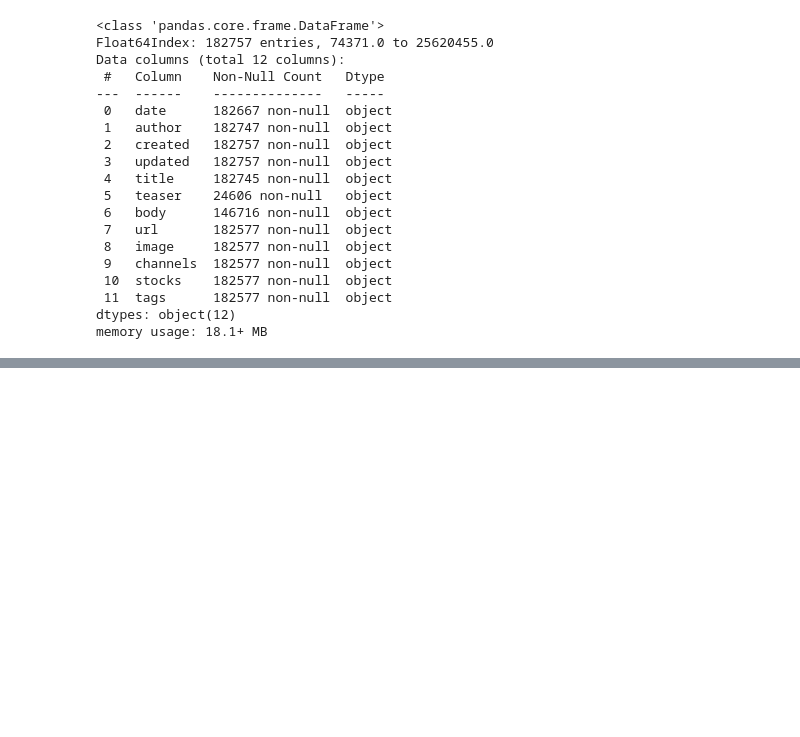
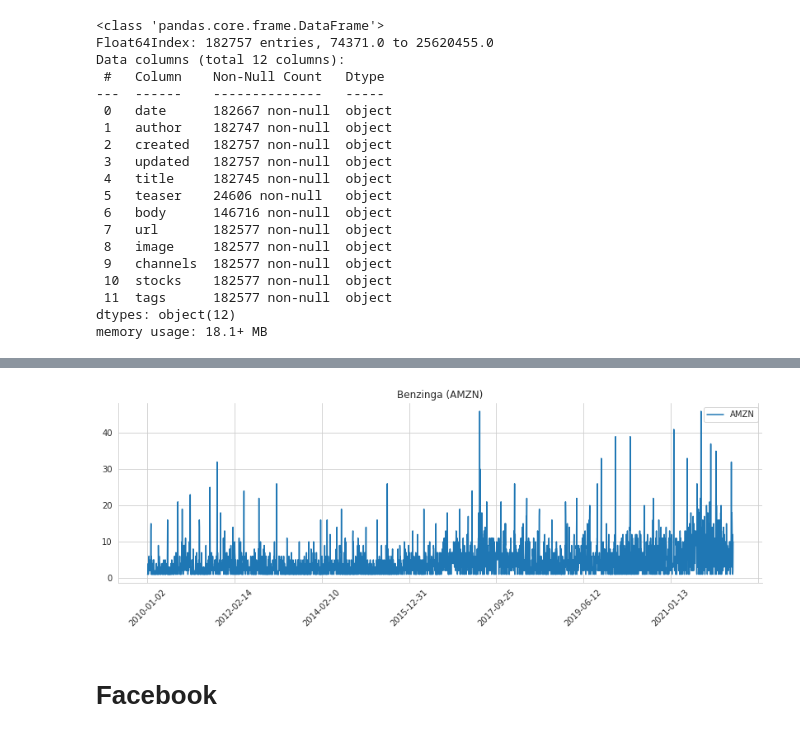
Before and after one commit to RobinsonCW/StockPriceForecasting, a Jupyter notebook: src/exploratory_data_analysis/chance/python/samples/benzinga/process_data.ipynb, the cells around one changed output, grey strips where cells are left out. Saved outputs shown, nothing was run; the diff lists cells and outputs as text; code cells hidden in the pictures; blank space fills up the shorter version.

```diff
--- a/src/exploratory_data_analysis/chance/python/samples/benzinga/process_data.ipynb
+++ b/src/exploratory_data_analysis/chance/python/samples/benzinga/process_data.ipynb
@@ -137,0 +224,5 @@ round(df_non_dupes[df_non_dupes["AAPL"]==True].shape[0] / 12)
+# %%
+df_amzn_groupedby_date = df_amzn_non_dupes.groupby('date').count()
+df_amzn_groupedby_date.reset_index(inplace=True)
+df_amzn_groupedby_date.set_index("date", inplace=True)
+df_amzn_groupedby_date = df_amzn_groupedby_date[["AMZN"]]
@@ -137,0 +241,12 @@ round(df_non_dupes[df_non_dupes["AAPL"]==True].shape[0] / 12)
+# %%
+ax = df_amzn_groupedby_date["AMZN"].plot(title='Benzinga (AMZN)',
+           legend=True,
+           figsize=(14, 4),
+           rot=0)
+ax.set_xlabel('')
+ax.set_xticklabels(ax.get_xticklabels(),rotation = 45)
+sns.despine()
+# %% [output]
+[figure, added]
+# %% [markdown]
+# Facebook
```
Also changed, not shown: parts of 51 cells of this notebook.
